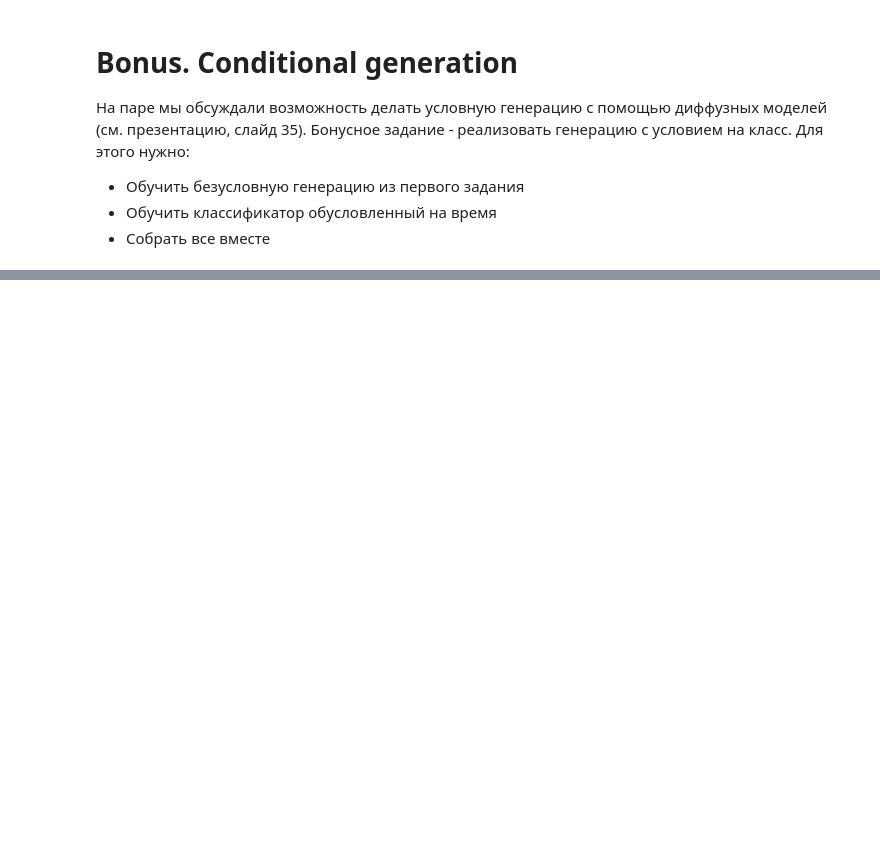
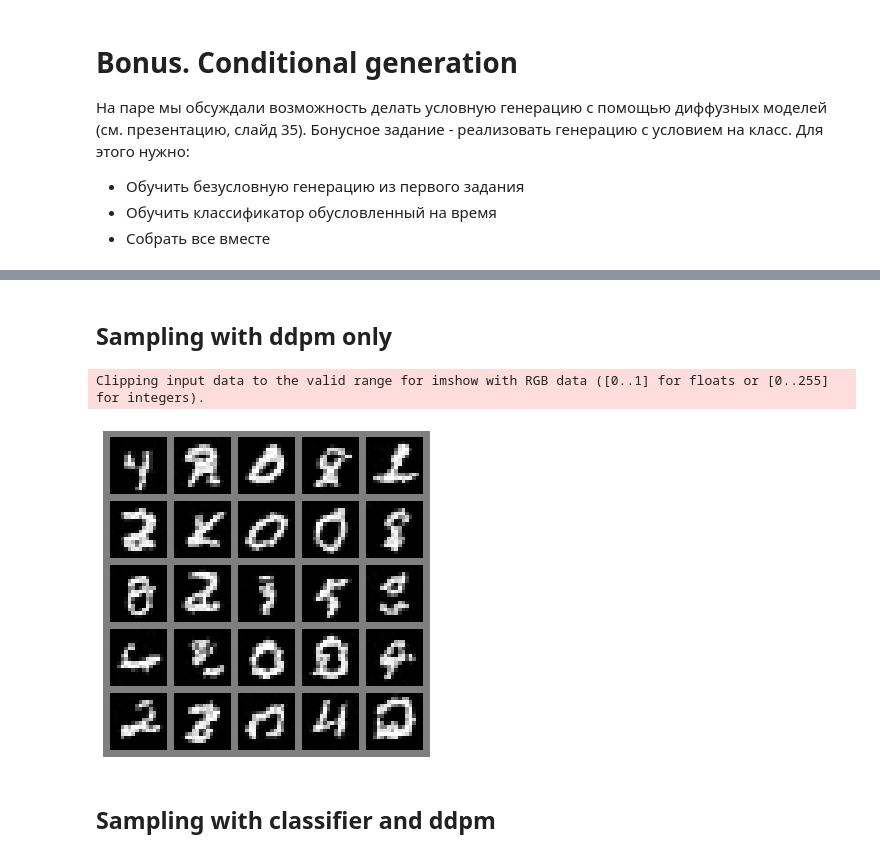
Before and after one commit to rtyasdf/DUL, a Jupyter notebook: Homework15_diffusion.ipynb, the cells around one changed output, grey strips where cells are left out. Drawn from its saved outputs; the diff is of its cells as text; code cells hidden in the pictures; blank space fills up the shorter version.

Commit message:
fix sampling + bonus task

```diff
--- a/Homework15_diffusion.ipynb
+++ b/Homework15_diffusion.ipynb
@@ -327,0 +415,25 @@ Clipping input data to the valid range for imshow with RGB data ([0..1] for floa
+# %%
+class Classifier(nn.Module):
+  def __init__(self):
+    super().__init__()
+    self.sin_emb = SinusoidalPosEmb()
+
+    self.conv = nn.Sequential(TimeResBlock(1, 32),
+                              # 8 x 8
+                              TimeResBlock(32, 64),
+                              # 4 x 4
+                              TimeResBlock(64, 64),
+                              # 2 x 2
+                              TimeResBlock(64, 64))
+
+    self.lin = nn.Sequential(nn.Flatten(),
+                             nn.Linear(64, 128),
+                             nn.ReLU(),
+                             nn.Linear(128, 10))
+
+  def forward(self, x_t, t):
+    time_emb = self.sin_emb(t)
+
+    x_t, _ = self.conv((x_t, time_emb))
+
+    return self.lin(x_t)
@@ -327,0 +442,11 @@ Clipping input data to the valid range for imshow with RGB data ([0..1] for floa
+# %%
+clf = Classifier().to(device)
+ddpm = ContDDPM().to(device)
+
+n_epochs = 10
+batch_size = BATCH_SIZE
+# %%
+from torch.optim import Adam
+
+opt = Adam(clf.parameters(), 1e-4)
+ces = nn.CrossEntropyLoss()
@@ -327,0 +516,3 @@ Clipping input data to the valid range for imshow with RGB data ([0..1] for floa
+# %%
+optim = torch.optim.Adam(ddpm.parameters(), lr=2e-4)
+train(ddpm, train_loader, val_loader, optim, epochs=15)
@@ -327,0 +535,13 @@ Clipping input data to the valid range for imshow with RGB data ([0..1] for floa
+# %% [markdown]
+## Sampling with ddpm only
+# %%
+with torch.no_grad():
+  x = ddpm.sample_sde(bs=25, dt=1e-3)
+
+plt.rcParams["figure.figsize"] = [6., 6.]
+show_imgs(x)
+# %% [output]
+Clipping input data to the valid range for imshow with RGB data ([0..1] for floats or [0..255] for integers).
+[figure, added]
+# %% [markdown]
+## Sampling with classifier and ddpm
```
Also changed, not shown: parts of 22 cells of this notebook.
